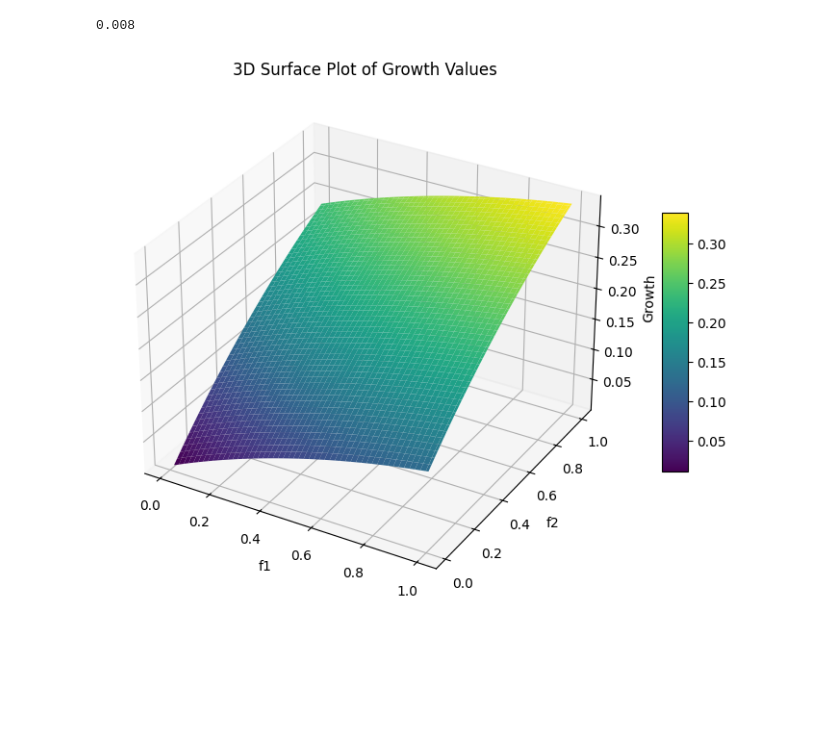
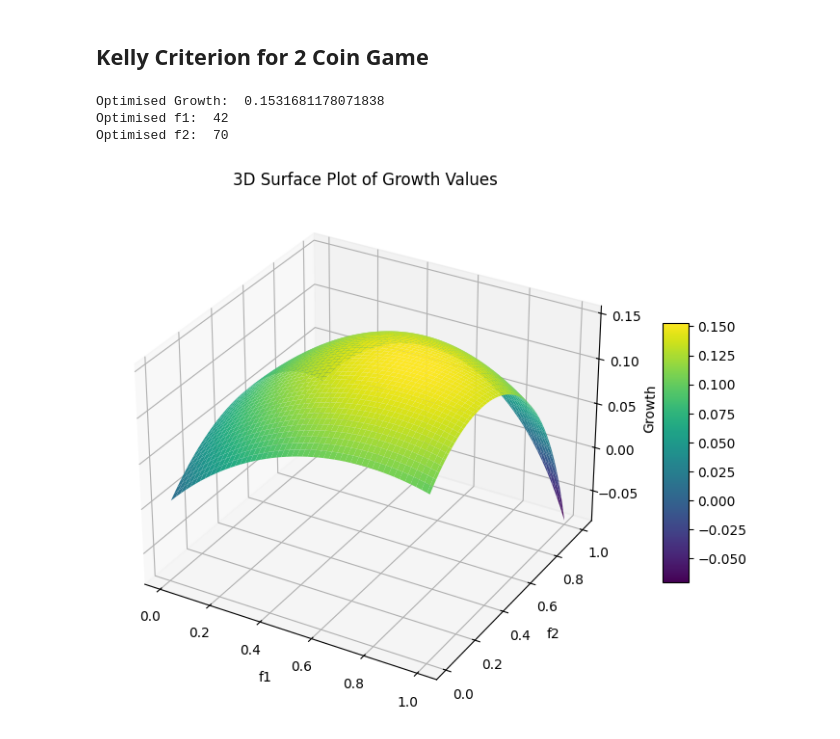
Before and after one commit to kellyj83/Kelly-Criterion-Project, a Jupyter notebook: kellycriterion2D.ipynb, the cells around one changed output. Drawn from its saved outputs; the diff is of its cells as text; code cells hidden in the pictures; blank space fills up the shorter version.

```diff
--- a/kellycriterion2D.ipynb
+++ b/kellycriterion2D.ipynb
@@ -1,3 +1,5 @@
+# %% [markdown]
+## Kelly Criterion for 2 Coin Game
 # %%
 import numpy as np
 import matplotlib.pyplot as plt
@@ -22,11 +9,3 @@ k_2 = -50
-# %%
-p = [p_1, p_2]
-k = [k_1, k_2]
-
-f = -(p_1*k_1 + p_2*k_2)/(k_1*k_2*(p_1 + p_2))
-print(f)
-# %% [output]
-0.008
 # %%
 # Coin 1 flip : It will return a number between 1 and 100
 # We let H for Coin 1 be a win and T a loss, and give a value for P(H) and P(T).
@@ -75,69 +54,70 @@ def NewValueOfWealth(f1, f2, wealth):
 
 # We define the variables for our program
 V0 = 1000  # initial wealth
-plays_of_game = 50  # we will play the game 100 times (100 coin flips)
+plays_of_game = 250  # we will play the game 100 times (100 coin flips)
 num_runs = 100  # We will repeat the simulation of playing the game 100 times 1000 times to get our average growth rate
 
 
-p1 = 0.6  # P(H) for coin 1
-p2 = 0.7  # P(H) for coin 2
+p1 = 0.5  # P(H) for coin 1
+q1 = 1 - p1  # P(T) for coin 1
 
-k1_H = 0.5  # Return on coin 1 given H
-k1_T = -0.5  # Return on coin 1 given T
+p2 = 0.5  # P(H) for coin 2
+q2 = 1 - p2  # P(T) for coin 2
+
+k1_H = 1  # Return on coin 1 given H
+k1_T = -0.4  # Return on coin 1 given T
 k2_H = -0.5  # Return on coin 2 given H
-k2_T = 0.6  # Return on coin 2 given T
+k2_T = 1  # Return on coin 2 given T
 
-
-def getGrowth(f1,f2):
+# This function gets the average growth of our model by running multiple iterations of the game (where in each iteration we play the game N times)
+def getAverageGrowth(f1,f2):
     growth_rate = 0  # This will determine the average growth rate for a given investment fraction f = (f1,f2)
 
     for i in range(num_runs):
         wealth = [V0]
+
+        # We do an iteration where we play the game a number of times and extract our wealth value at the end of the game
         for i in range(1,plays_of_game):
             wealth.append(NewValueOfWealth(f1,f2, wealth[-1]))
 
+        # We use our growth formula as defined in the notes
         growth_rate += 1/plays_of_game * np.log(wealth[-1]/wealth[0])
 
+    # After we have taken up a number of samples, we take an average of all the growth rates obtained
     average_growth = growth_rate/num_runs
     return average_growth
 
-growth_list = []
+
+# We build the 2D mesh of different values we can give to f1 and f2
 fraction_list = np.arange(0.01, 1.01, 0.01)
-
 F1, F2 = np.meshgrid(fraction_list, fraction_list)
 
-
-'''matrix = np.dstack((F1, F2))
-
-for i in range(matrix.shape[0]):
-    for j in range(matrix.shape[1]):
-        pair = matrix[i][j]
-        growth_list.append(getGrowth(pair[0], pair[1]))
+# This function returns the average growth from the function above
+def growth(x,y):
+    return getAverageGrowth(x,y)
 
 
-fig = plt.figure()
-ax = fig.add_subplot(projection="3d")
-ax.plot.wireframe(fraction_list, fraction_list, growth_list, rstride=10, cstride=10)
-
-
-plt.show()'''
-
-def growth(x,y):
-    return getGrowth(x,y)
-
+# We plot our results below, with (f1, f2) as the x-y plane, and the growth on the z-axis
 growth_values = growth(F1, F2)
+print("Optimised Growth: ", np.max(growth_values))
+max_index = np.unravel_index(np.argmax(growth_values), growth_values.shape)
+print("Optimised f1: ", max_index[0])
+print("Optimised f2: ", max_index[1])
 
 fig = plt.figure(figsize=(10,7))
 ax = fig.add_subplot(111,projection='3d')
 surface = ax.plot_surface(F1,F2, growth_values, cmap="viridis")
 
 ax.set_xlabel('f1')
 ax.set_ylabel('f2')
 ax.set_zlabel('Growth')
 
 fig.colorbar(surface, shrink=0.5, aspect=10)
 
 plt.title("3D Surface Plot of Growth Values")
 plt.show()
 # %% [output]
+Optimised Growth:  0.1531681178071838
+Optimised f1:  42
+Optimised f2:  70
-[figure, old version]
+[figure, new version]
```
Also changed, not shown: parts of 2 cells of this notebook.
